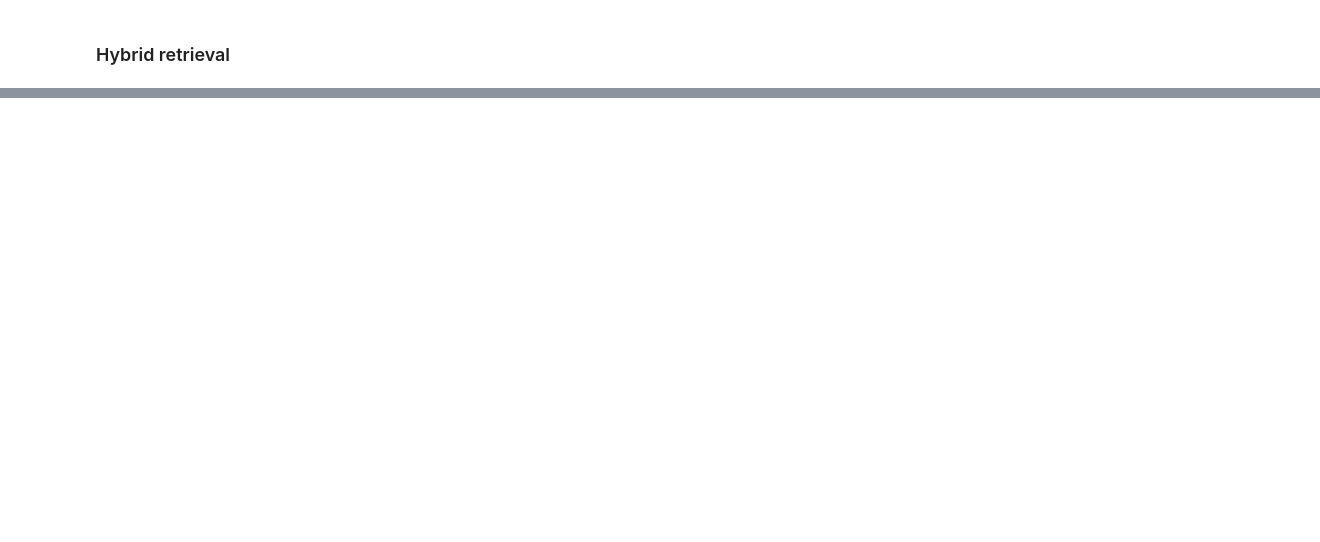
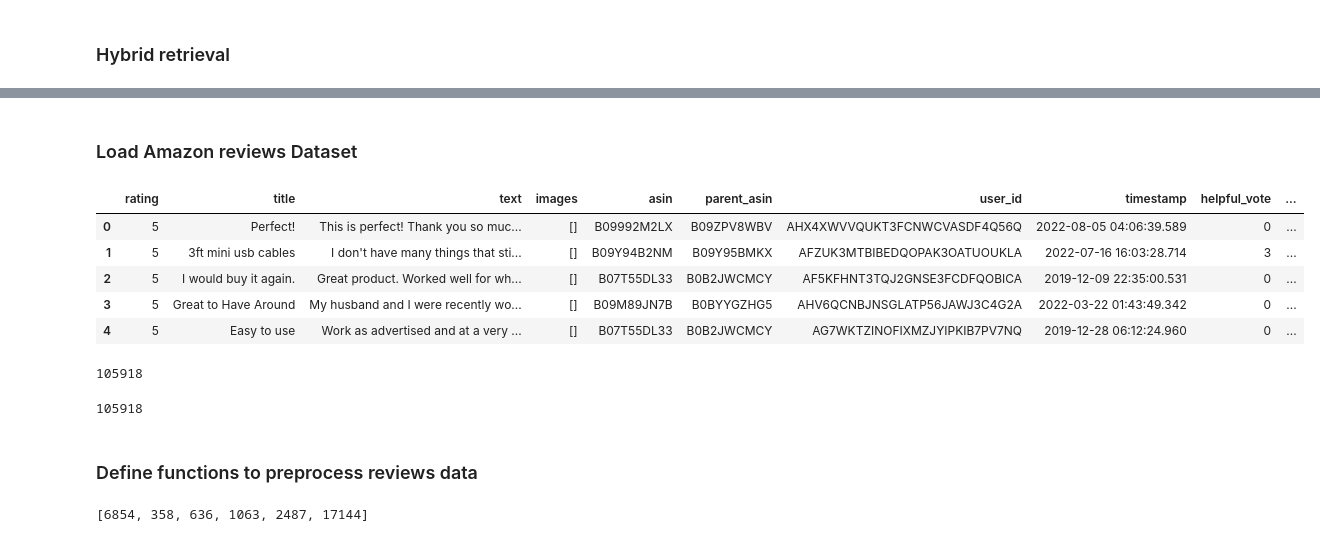
Before and after one commit to Wilfried-Tcheumaha/ai-engineering, a Jupyter notebook: notebooks/week_7/04-Qdrant-Cloud.ipynb, the cells around one changed output, grey strips where cells are left out. Drawn from its saved outputs; the diff is of its cells as text; code cells hidden in the pictures; blank space fills up the shorter version.

```diff
--- a/notebooks/week_7/04-Qdrant-Cloud.ipynb
+++ b/notebooks/week_7/04-Qdrant-Cloud.ipynb
@@ -263,0 +330,17 @@ results
+# %% [markdown]
+### Load Amazon reviews Dataset
+# %%
+df_reviews = pd.read_json("../../data/Electronics_2022_2023_with_category_ratings_100_sample_1000.jsonl", lines=True)
+# %%
+df_reviews.head()
+# %% [output]
+|  | rating | title | text | images | asin | parent_asin | user_id | timestamp | helpful_vote | ... |
+| 0 | 5 | Perfect! | This is perfect! Thank you so muc... | [] | B09992M2LX | B09ZPV8WBV | AHX4XWVVQUKT3FCNWCVASDF4Q56Q | 2022-08-05 04:06:39.589 | 0 | ... |
+| 1 | 5 | 3ft mini usb cables | I don't have many things that sti... | [] | B09Y94B2NM | B09Y95BMKX | AFZUK3MTBIBEDQOPAK3OATUOUKLA | 2022-07-16 16:03:28.714 | 3 | ... |
+| 2 | 5 | I would buy it again. | Great product. Worked well for wh... | [] | B07T55DL33 | B0B2JWCMCY | AF5KFHNT3TQJ2GNSE3FCDFQOBICA | 2019-12-09 22:35:00.531 | 0 | ... |
+| 3 | 5 | Great to Have Around | My husband and I were recently wo... | [] | B09M89JN7B | B0BYYGZHG5 | AHV6QCNBJNSGLATP56JAWJ3C4G2A | 2022-03-22 01:43:49.342 | 0 | ... |
+| 4 | 5 | Easy to use | Work as advertised and at a very ... | [] | B07T55DL33 | B0B2JWCMCY | AG7WKTZINOFIXMZJYIPKIB7PV7NQ | 2019-12-28 06:12:24.960 | 0 | ... |
+# %%
+len(df_reviews)
+# %% [output]
+105918
@@ -263,0 +349,6 @@ results
+# %%
+len(df_reviews_sample)
+# %% [output]
+105918
+# %% [markdown]
+### Define functions to preprocess reviews data
@@ -263,0 +360,4 @@ results
+# %%
+encoding.encode("Can I get some earphones")
+# %% [output]
+[6854, 358, 636, 1063, 2487, 17144]
```
Also changed, not shown: parts of 52 cells of this notebook, 1 other file.
